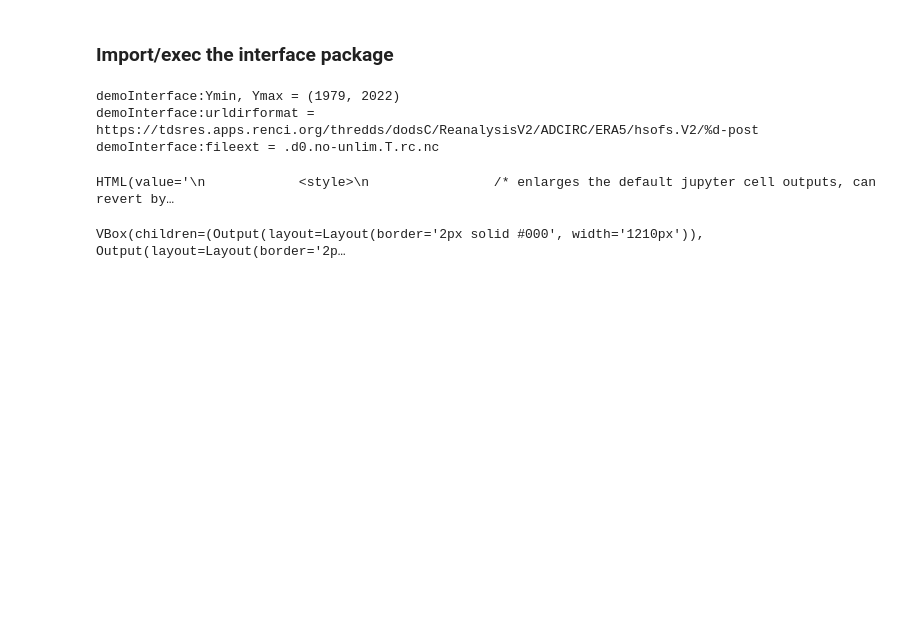
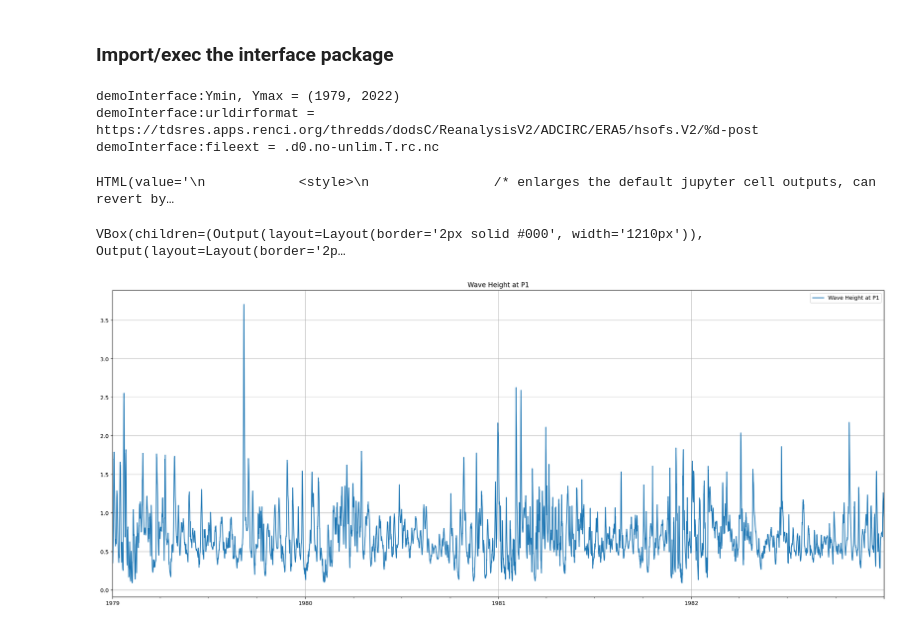
Before and after one commit to RENCI/EDSReanalysis, a Jupyter notebook: ReanalysisDataExtractorDemoInterface.ipynb, the cells around one changed output. Drawn from its saved outputs; the diff is of its cells as text; code cells hidden in the pictures; blank space fills up the shorter version.

Commit message:
fixed example plotting

```diff
--- a/ReanalysisDataExtractorDemoInterface.ipynb
+++ b/ReanalysisDataExtractorDemoInterface.ipynb
@@ -77,11 +77,19 @@ VBox(children=(Output(layout=Layout(border='2px solid #000', width='1210px')), O
 # %%
 # Access DataFrame of data extracted for stations, outside of widgets
 #print(d.df_product_data.head())
 import matplotlib.pyplot as plt
-fig,ax1 = plt.subplots(figsize=(25,10), dpi=144, nrows=d.df_product_metadata.shape[0], ncols=1, sharex=True)
-for i in range(0,d.df_product_metadata.shape[0]):
-    p=f'P{i+1}'
-    d.df_product_data[p].plot(ax=ax1,label=f'{d.var_selector.value} at {p}')
-    #ax1[i].set_title(f'{d.var_selector.value} at {p}')
-    ax1.grid(True)
-    ax1.legend()
+fig,ax1 = plt.subplots(figsize=(25,10), dpi=144, nrows=d.df_product_data.shape[1], ncols=1, sharex=True)
+if d.df_product_data.shape[1]>1:
+    for i,p in enumerate(d.df_product_data.columns):
+        d.df_product_data[p].plot(ax=ax1[i],label=f'{d.var_selector.value} at {p}')
+        ax1[i].set_title(f'{d.var_selector.value} at {p}')
+        ax1[i].grid(True)
+        ax1[i].legend()
+else:
+        p=d.df_product_data.columns[0]
+        d.df_product_data[p].plot(ax=ax1,label=f'{d.var_selector.value} at {p}')
+        ax1.set_title(f'{d.var_selector.value} at {p}')
+        ax1.grid(True)
+        ax1.legend()
+# %% [output]
+[figure, added]
```
